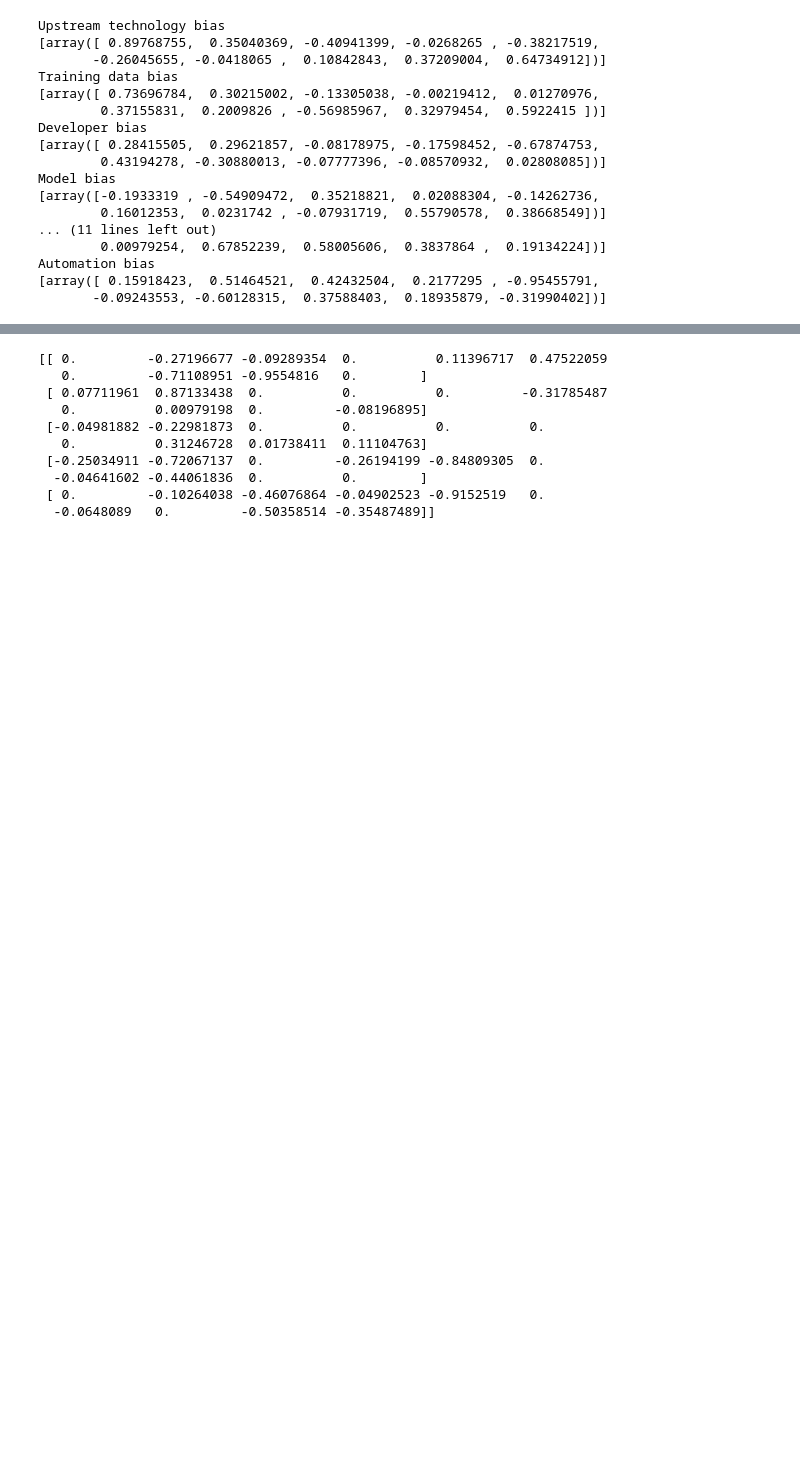
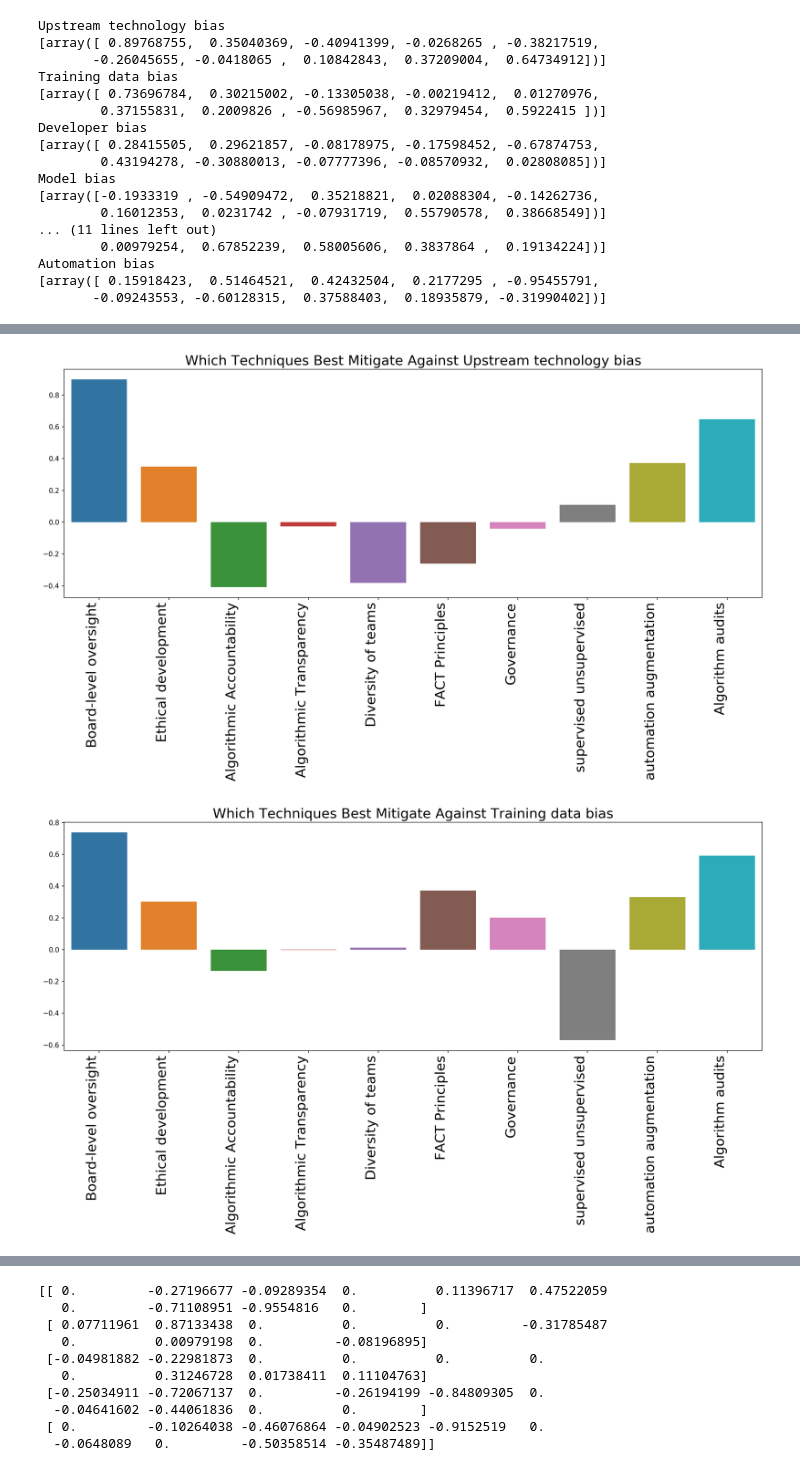
Before and after one commit to sharangw/Algorithmic-Risk, a Jupyter notebook: AlgoRisk.ipynb, the cells around one changed output, grey strips where cells are left out. Cells and saved outputs as stored; diff of their text form; code cells hidden in the pictures; blank space fills up the shorter version.

Commit message:
Add plots

```diff
--- a/AlgoRisk.ipynb
+++ b/AlgoRisk.ipynb
@@ -245,13 +245,3 @@ context = [0.06282279, -0.29713332, -0.39765278,  0.22140423,  0.03243392,
 automation = [0.15918423,  0.51464521,  0.42432504,  0.2177295 , -0.95455791,
        -0.09243553, -0.60128315,  0.37588403,  0.18935879, -0.31990402]
 biascoeff = [upstream, training, developer, model, unilateral, law, user, context, automation]
-
-def plotbar(y, title):
-    ax = sns.barplot(x=mitigation, y=y)
-    ax.set_xticklabels(ax.get_xticklabels(), rotation=90, ha="right")
-    ax.set_title(title)
-    plt.tight_layout()
-    plt.show()
-for i in range(len(biascoeff)):
-    title = "Mitigation Technique vs. {}".format(bias[i])
-    plotbar(biascoeff[i], title)
@@ -267,0 +248,14 @@ for i in range(len(biascoeff)):
+# %%
+def plotbar(y, title):
+    ax = sns.barplot(x=mitigation, y=y)
+    ax.set_xticklabels(ax.get_xticklabels(), rotation=90, ha="right")
+    ax.set_title(title, fontsize=20)
+    plt.tight_layout()
+    plt.show()
+# %%
+for i in range(len(biascoeff)):
+    title = "Which Techniques Best Mitigate Against {}".format(bias[i])
+    plotbar(biascoeff[i], title)
+# %% [output]
+[figure, added]
+[figure, added]
```
Also changed, not shown: parts of 3 cells of this notebook.
